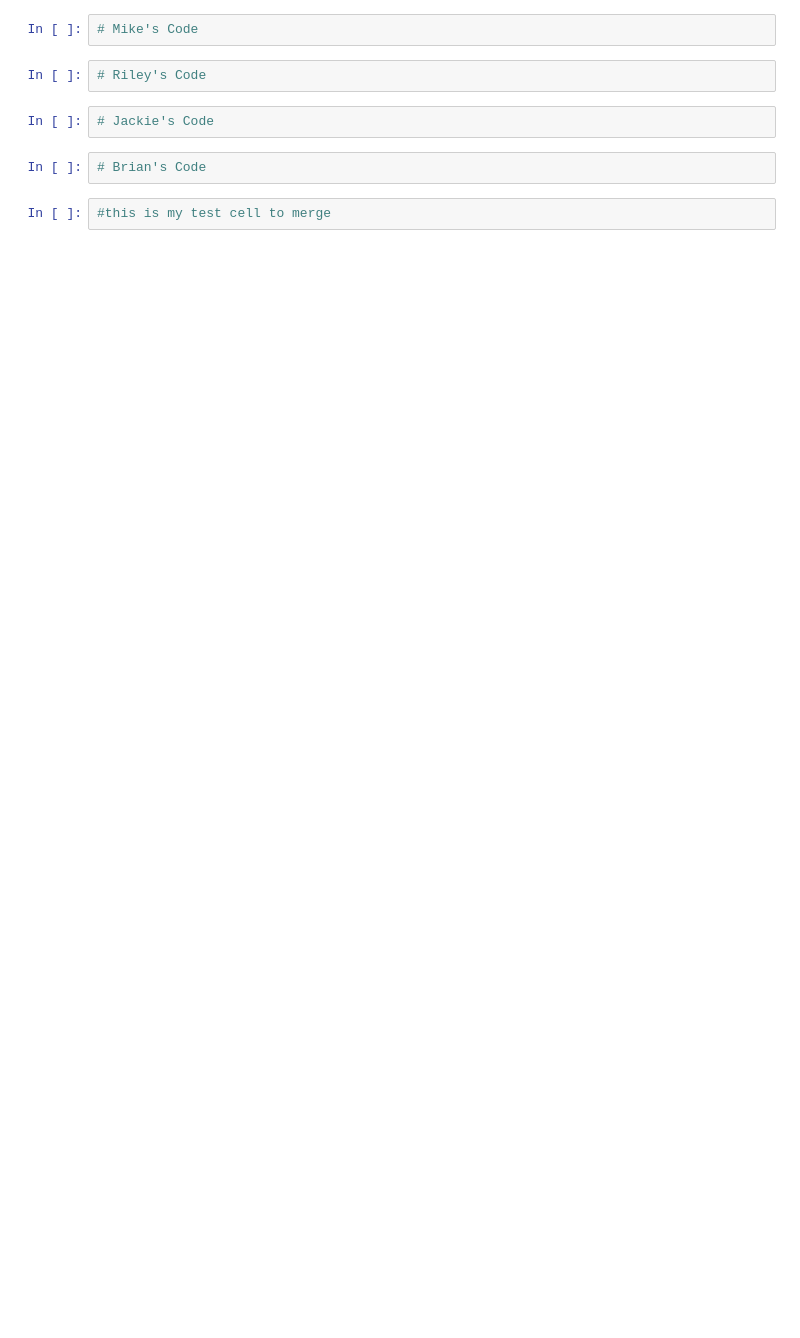
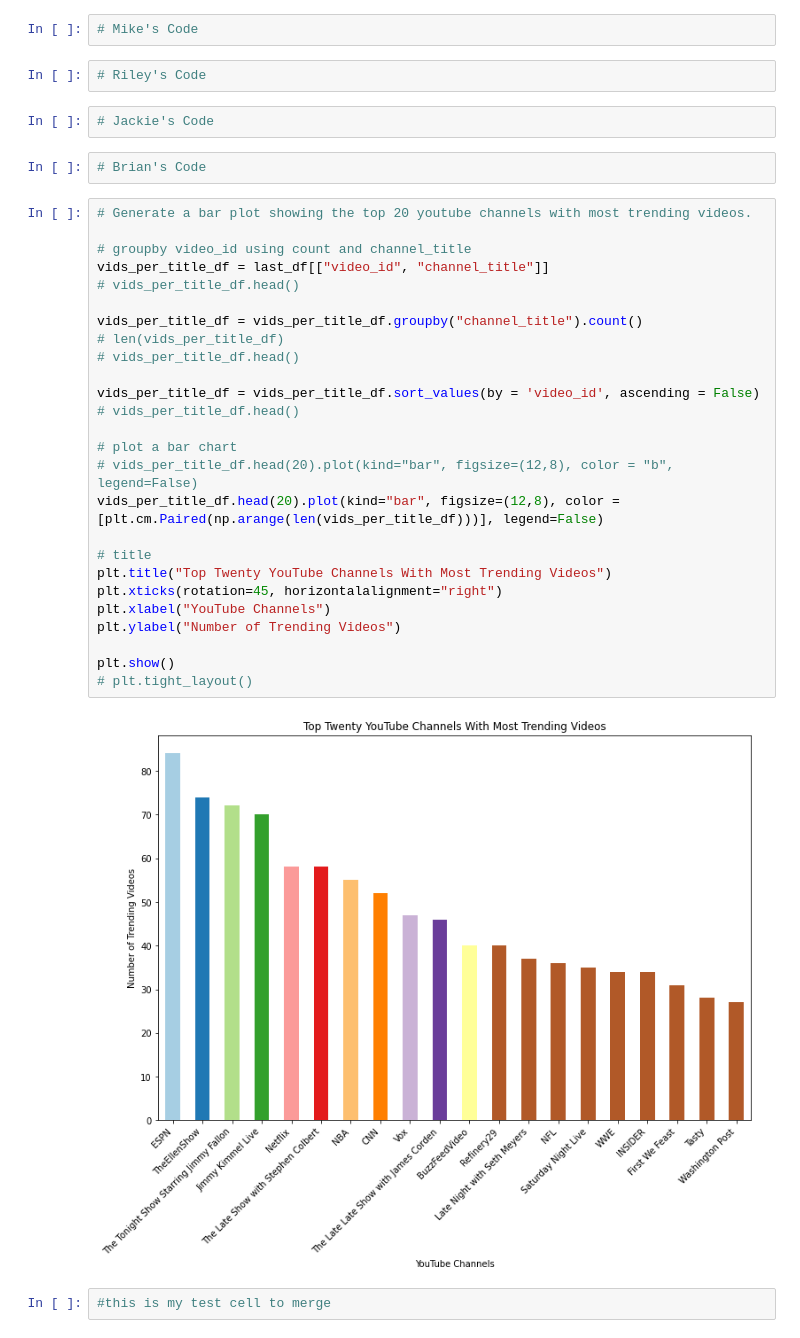
Before and after one commit to JacquelineMeyer1000/Project1_Group3, a Jupyter notebook: Group3_YouTube.ipynb, the cells around one changed output. Drawn from its saved outputs; the diff is of its cells as text; blank space fills up the shorter version.

Commit message:
Adding Visual 4 Bar Chart

```diff
--- a/Group3_YouTube.ipynb
+++ b/Group3_YouTube.ipynb
@@ -76,5 +76,33 @@ first_df = first_df.merge(df, how ='left')
 # Jackie's Code
 # %%
 # Brian's Code
+# %%
+# Generate a bar plot showing the top 20 youtube channels with most trending videos.
+
+# groupby video_id using count and channel_title
+vids_per_title_df = last_df[["video_id", "channel_title"]]
+# vids_per_title_df.head()
+
+vids_per_title_df = vids_per_title_df.groupby("channel_title").count()
+# len(vids_per_title_df)
+# vids_per_title_df.head()
+
+vids_per_title_df = vids_per_title_df.sort_values(by = 'video_id', ascending = False)
+# vids_per_title_df.head()
+
+# plot a bar chart
+# vids_per_title_df.head(20).plot(kind="bar", figsize=(12,8), color = "b", legend=False)
+vids_per_title_df.head(20).plot(kind="bar", figsize=(12,8), color = [plt.cm.Paired(np.arange(len(vids_per_title_df)))], legend=False)
+
+# title
+plt.title("Top Twenty YouTube Channels With Most Trending Videos")
+plt.xticks(rotation=45, horizontalalignment="right")
+plt.xlabel("YouTube Channels")
+plt.ylabel("Number of Trending Videos")
+
+plt.show()
+# plt.tight_layout()
+# %% [output]
+[figure, added]
 # %%
 #this is my test cell to merge
```
Also changed, not shown: parts of 3 cells of this notebook.
